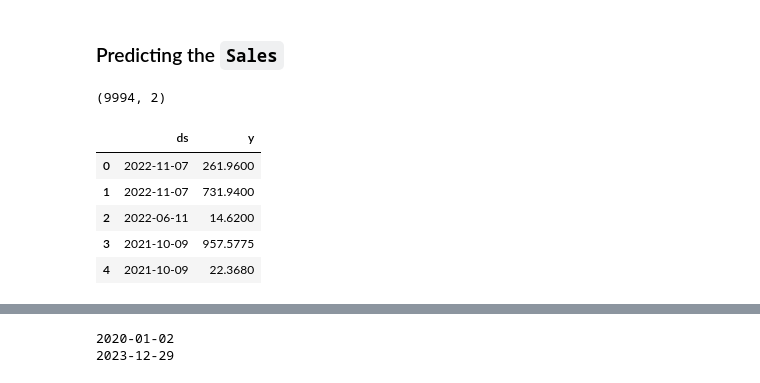
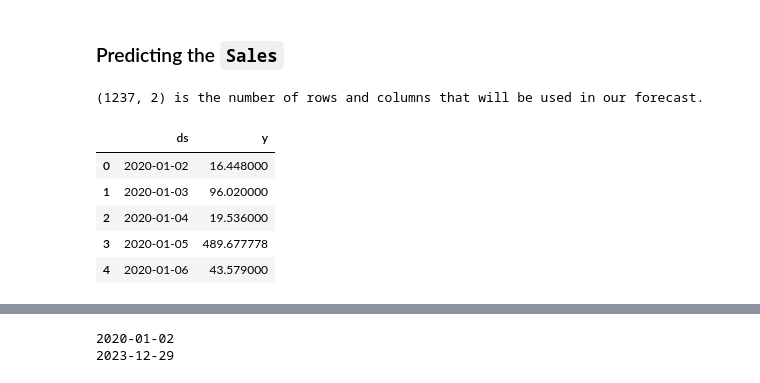
Before and after one commit to yoerisamwel/GWU-Project-4, a Jupyter notebook: Analysis/Sales_TimeSeries_Prediction_Prophet.ipynb, the cells around one changed output, grey strips where cells are left out. Cells and saved outputs as stored; diff of their text form; code cells hidden in the pictures.

```diff
--- a/Analysis/Sales_TimeSeries_Prediction_Prophet.ipynb
+++ b/Analysis/Sales_TimeSeries_Prediction_Prophet.ipynb
@@ -53,3 +56,11 @@ ecommerce_df.sort_values(by = "Order Date", ascending = False).head()
 | 1296 | 2023-12-29 | 13.904 | 4.5188 |
 | 1297 | 2023-12-29 | 20.720 | 6.4750 |
 | 645 | 2023-12-29 | 209.300 | 56.5110 |
+# %%
+## Group by the "Order Date" Then take the average of the "Sales" Column
+ecommerce_df = ecommerce_df.groupby("Order Date")
+ecommerce_df_mean = ecommerce_df.mean().reset_index()
+
+print(ecommerce_df_mean.shape)
+# print the DataFrame in ascending order - starting from the oldest date.
+ecommerce_df_mean.sort_values(by = "Order Date", ascending = True).head()
@@ -56,18 +75,20 @@ ecommerce_df.sort_values(by = "Order Date", ascending = False).head()
 # %% [markdown]
 ### Predicting the `Sales`
 # %%
-ecommerce_df.drop(["Profit"], axis=1, inplace=True)
+# Keep only the "Order Date" and the "Sales" columns
+ecommerce_df_mean.drop(["Profit"], axis=1, inplace=True)
 
-# Rename the Profit column to y
-# and order date to ds
-ecommerce_df.columns = ['ds', 'y']
-print(ecommerce_df.shape)
-ecommerce_df.head()
+# Rename the "Sales" column to "y"
+# and "Order Date" to "ds"
+ecommerce_df_mean.columns = ['ds', 'y']
+
+print(f"{ecommerce_df_mean.shape} is the number of rows and columns that will be used in our forecast.")
+ecommerce_df_mean.head()
 # %% [output]
-(9994, 2)
+(1237, 2) is the number of rows and columns that will be used in our forecast.
 |  | ds | y |
-| 0 | 2022-11-07 | 261.9600 |
-| 1 | 2022-11-07 | 731.9400 |
-| 2 | 2022-06-11 | 14.6200 |
-| 3 | 2021-10-09 | 957.5775 |
-| 4 | 2021-10-09 | 22.3680 |
+| 0 | 2020-01-02 | 16.448000 |
+| 1 | 2020-01-03 | 96.020000 |
+| 2 | 2020-01-04 | 19.536000 |
+| 3 | 2020-01-05 | 489.677778 |
+| 4 | 2020-01-06 | 43.579000 |
```
Also changed, not shown: parts of 8 cells of this notebook, 1 other file.
